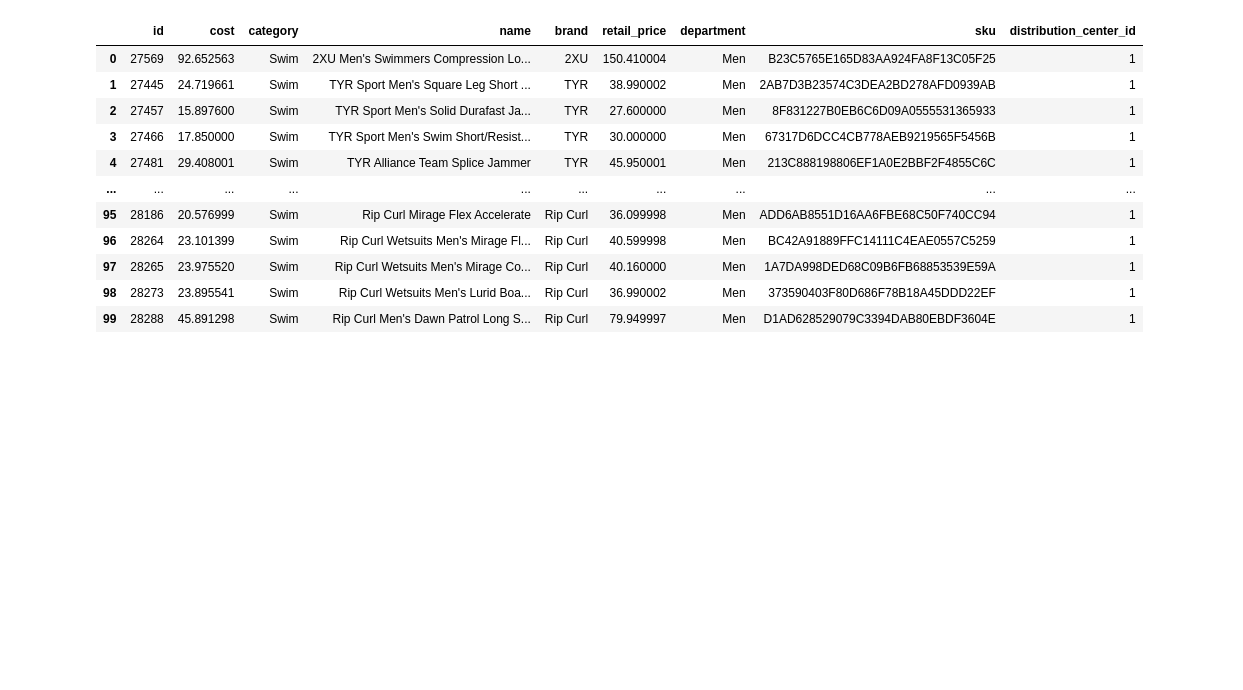
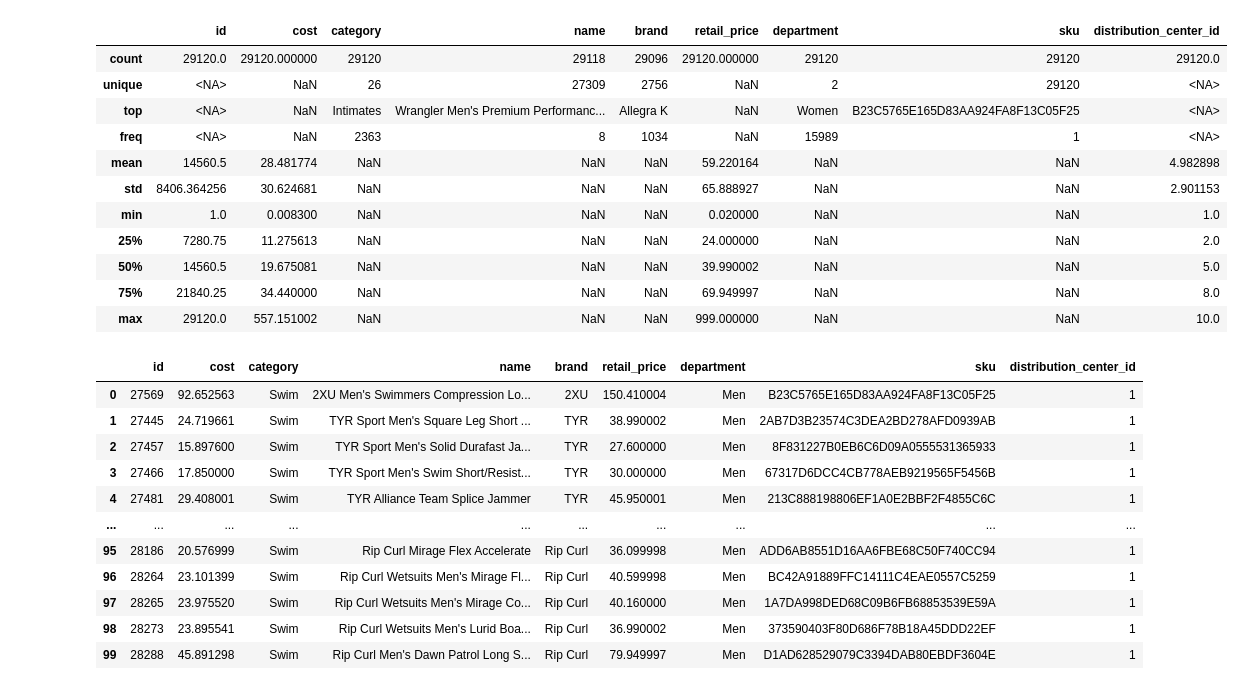
Before and after one commit to mcaruana/trumid-case, a Jupyter notebook: BQ Env Test.ipynb, the cells around one changed output. Drawn from its saved outputs; the diff is of its cells as text; code cells hidden in the pictures; blank space fills up the shorter version.

```diff
--- a/BQ Env Test.ipynb
+++ b/BQ Env Test.ipynb
@@ -15,3 +267,19 @@ pandas_gbq.context.project = "trumid-case"
+# %%
+products = pandas_gbq.read_gbq("SELECT * FROM `trumid-case.thelook_ecommerce.products`")
+products.describe(include='all')
+# %% [output]
+|  | id | cost | category | name | brand | retail_price | department | sku | distribution_center_id |
+| count | 29120.0 | 29120.000000 | 29120 | 29118 | 29096 | 29120.000000 | 29120 | 29120 | 29120.0 |
+| unique | <NA> | NaN | 26 | 27309 | 2756 | NaN | 2 | 29120 | <NA> |
+| top | <NA> | NaN | Intimates | Wrangler Men's Premium Performanc... | Allegra K | NaN | Women | B23C5765E165D83AA924FA8F13C05F25 | <NA> |
+| freq | <NA> | NaN | 2363 | 8 | 1034 | NaN | 15989 | 1 | <NA> |
+| mean | 14560.5 | 28.481774 | NaN | NaN | NaN | 59.220164 | NaN | NaN | 4.982898 |
+| std | 8406.364256 | 30.624681 | NaN | NaN | NaN | 65.888927 | NaN | NaN | 2.901153 |
+| min | 1.0 | 0.008300 | NaN | NaN | NaN | 0.020000 | NaN | NaN | 1.0 |
+| 25% | 7280.75 | 11.275613 | NaN | NaN | NaN | 24.000000 | NaN | NaN | 2.0 |
+| 50% | 14560.5 | 19.675081 | NaN | NaN | NaN | 39.990002 | NaN | NaN | 5.0 |
+| 75% | 21840.25 | 34.440000 | NaN | NaN | NaN | 69.949997 | NaN | NaN | 8.0 |
+| max | 29120.0 | 557.151002 | NaN | NaN | NaN | 999.000000 | NaN | NaN | 10.0 |
 # %%
 
 # The credentials and project_id arguments can be omitted.
```
Also changed, not shown: parts of 13 cells of this notebook, 2 other files.
